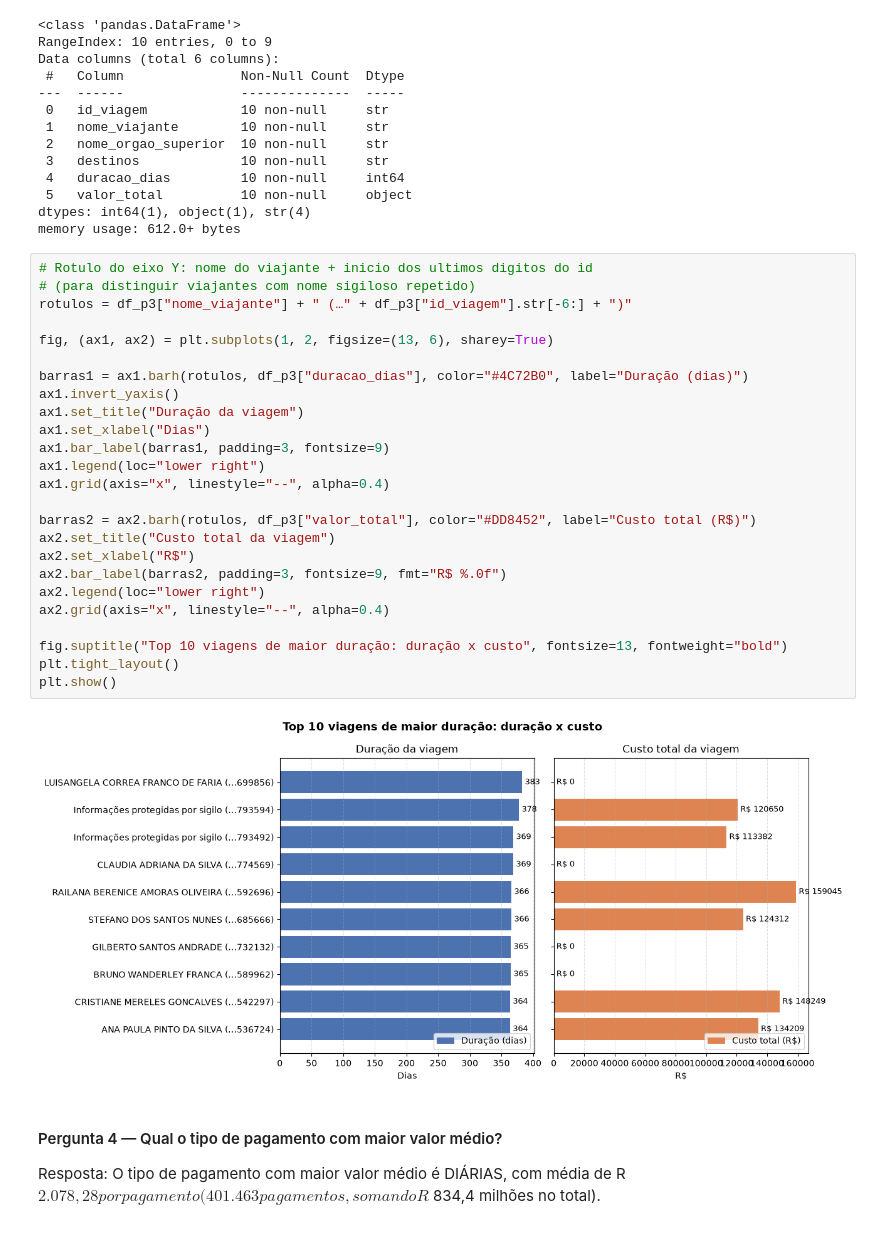
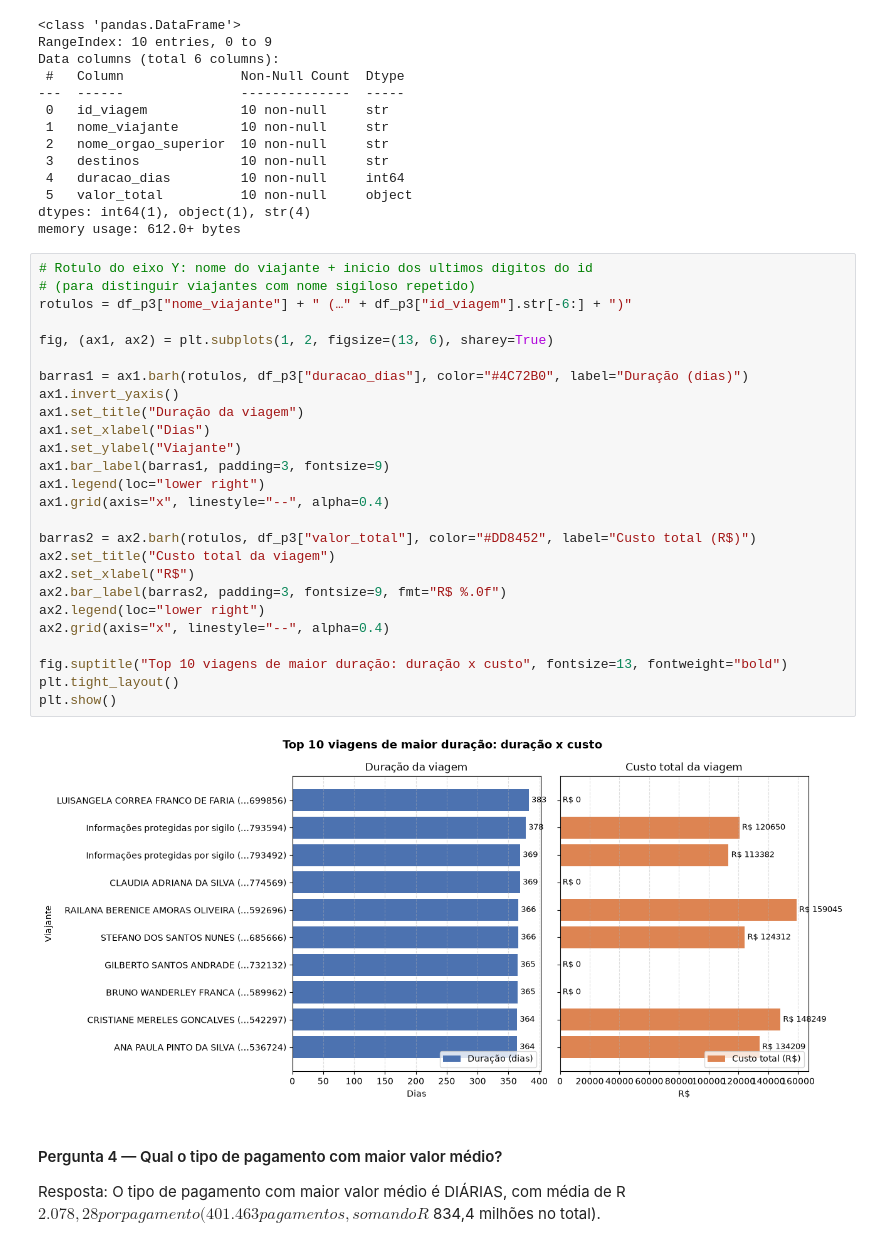
Before and after one commit to alen221188/modulo_1_projeto_avaliativo, a Jupyter notebook: analysis/3_analise.ipynb, the cells around one changed output. Cells and saved outputs as stored; diff of their text form.

```diff
--- a/analysis/3_analise.ipynb
+++ b/analysis/3_analise.ipynb
@@ -83,30 +83,31 @@ memory usage: 612.0+ bytes
 # %%
 # Rotulo do eixo Y: nome do viajante + inicio dos ultimos digitos do id
 # (para distinguir viajantes com nome sigiloso repetido)
 rotulos = df_p3["nome_viajante"] + " (…" + df_p3["id_viagem"].str[-6:] + ")"
 
 fig, (ax1, ax2) = plt.subplots(1, 2, figsize=(13, 6), sharey=True)
 
 barras1 = ax1.barh(rotulos, df_p3["duracao_dias"], color="#4C72B0", label="Duração (dias)")
 ax1.invert_yaxis()
 ax1.set_title("Duração da viagem")
 ax1.set_xlabel("Dias")
+ax1.set_ylabel("Viajante")
 ax1.bar_label(barras1, padding=3, fontsize=9)
 ax1.legend(loc="lower right")
 ax1.grid(axis="x", linestyle="--", alpha=0.4)
 
 barras2 = ax2.barh(rotulos, df_p3["valor_total"], color="#DD8452", label="Custo total (R$)")
 ax2.set_title("Custo total da viagem")
 ax2.set_xlabel("R$")
 ax2.bar_label(barras2, padding=3, fontsize=9, fmt="R$ %.0f")
 ax2.legend(loc="lower right")
 ax2.grid(axis="x", linestyle="--", alpha=0.4)
 
 fig.suptitle("Top 10 viagens de maior duração: duração x custo", fontsize=13, fontweight="bold")
 plt.tight_layout()
 plt.show()
 # %% [output]
-[figure, old version]
+[figure, new version]
 # %% [markdown]
 #### Pergunta 4 — Qual o tipo de pagamento com maior valor médio?
 
```
Also changed, not shown: parts of 6 cells of this notebook.
